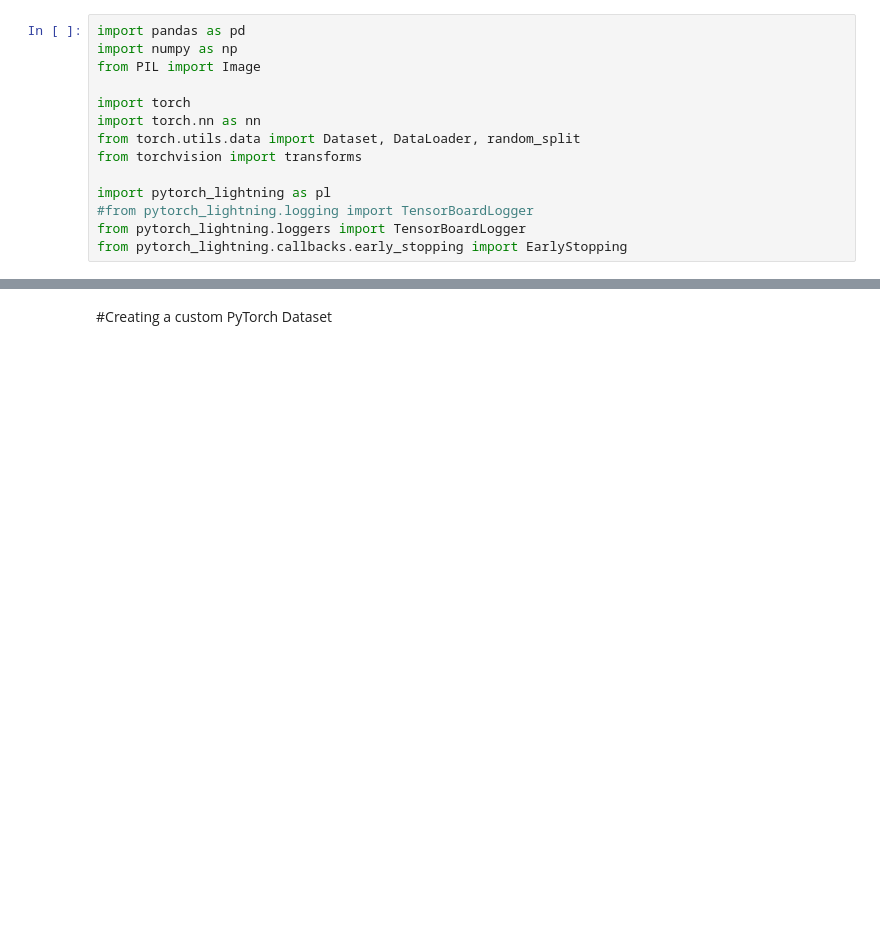
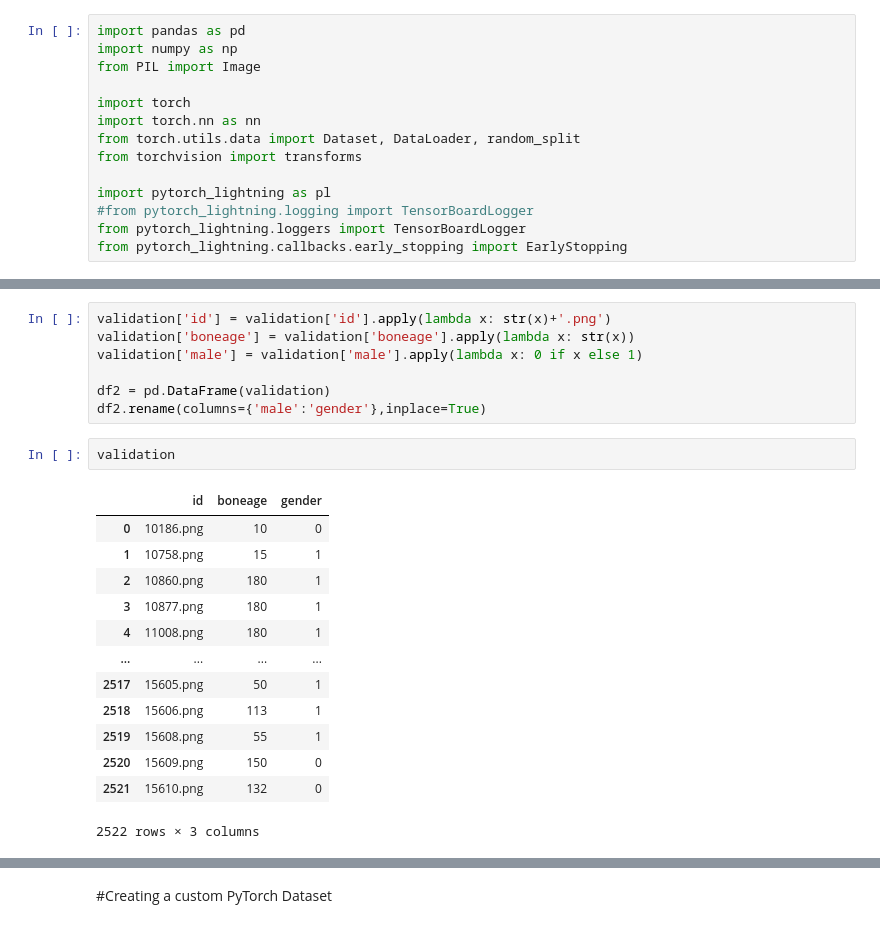
Before and after one commit to nichakornchaisuwan/Project_Boneage, a Jupyter notebook: lightning.ipynb, the cells around one changed output, grey strips where cells are left out. Drawn from its saved outputs; the diff is of its cells as text; blank space fills up the shorter version.

```diff
--- a/lightning.ipynb
+++ b/lightning.ipynb
@@ -56,0 +98,23 @@ path = '/content/drive/My Drive/Project_Boneage'
+# %%
+validation['id'] = validation['id'].apply(lambda x: str(x)+'.png')
+validation['boneage'] = validation['boneage'].apply(lambda x: str(x))
+validation['male'] = validation['male'].apply(lambda x: 0 if x else 1)
+
+df2 = pd.DataFrame(validation)
+df2.rename(columns={'male':'gender'},inplace=True)
+# %%
+validation
+# %% [output]
+|  | id | boneage | gender |
+| 0 | 10186.png | 10 | 0 |
+| 1 | 10758.png | 15 | 1 |
+| 2 | 10860.png | 180 | 1 |
+| 3 | 10877.png | 180 | 1 |
+| 4 | 11008.png | 180 | 1 |
+| ... | ... | ... | ... |
+| 2517 | 15605.png | 50 | 1 |
+| 2518 | 15606.png | 113 | 1 |
+| 2519 | 15608.png | 55 | 1 |
+| 2520 | 15609.png | 150 | 0 |
+| 2521 | 15610.png | 132 | 0 |
+2522 rows × 3 columns
```
Also changed, not shown: parts of 25 cells of this notebook.
